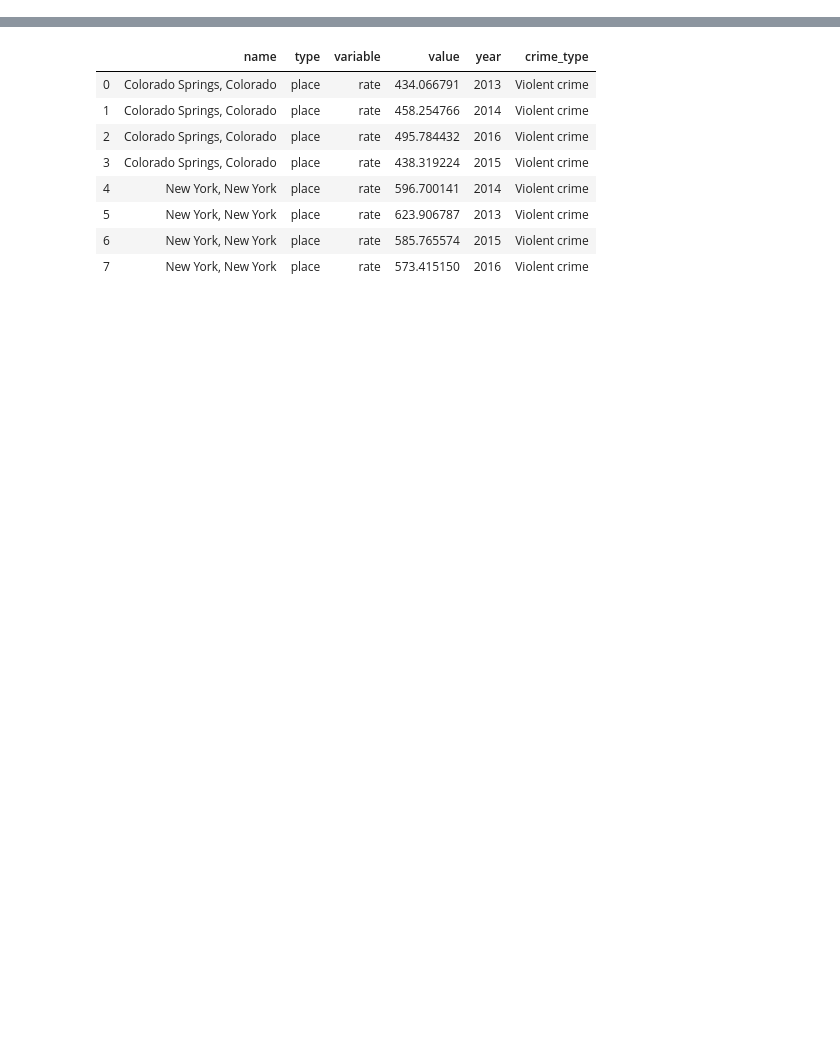
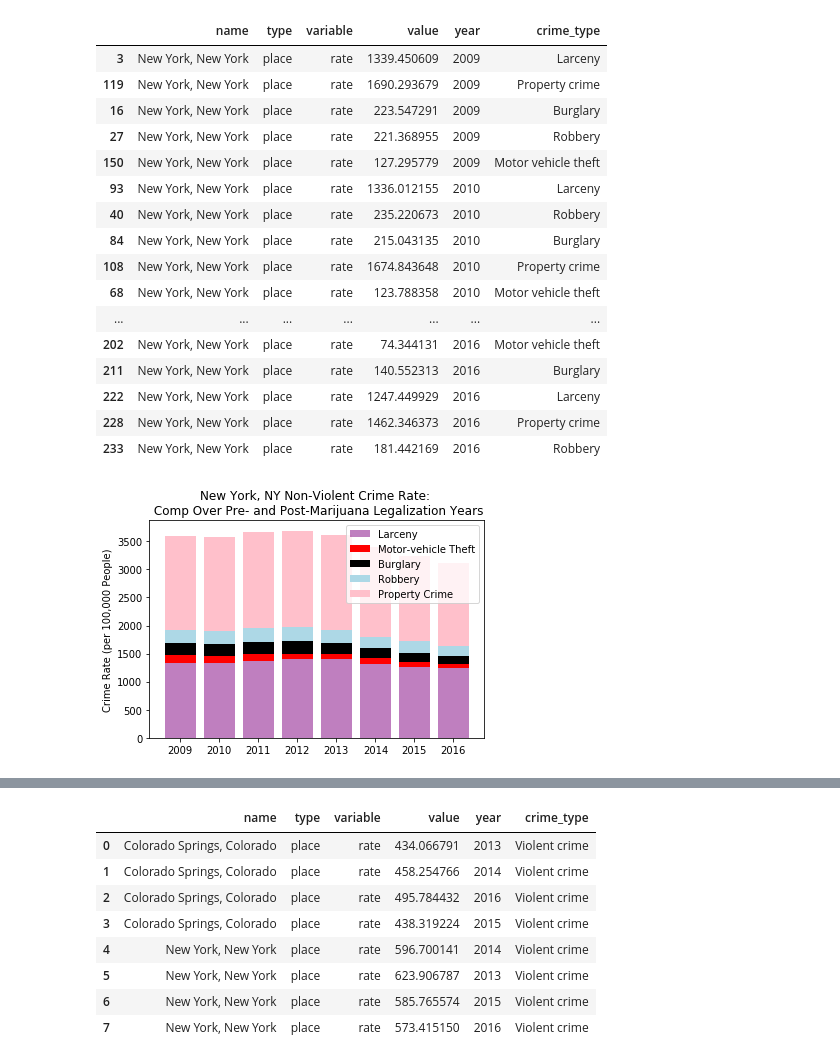
Before and after one commit to rose-gonoud/project1, a Jupyter notebook: all-city-analysis.ipynb, the cells around one changed output, grey strips where cells are left out. Cells and saved outputs as stored; diff of their text form; code cells hidden in the pictures; blank space fills up the shorter version.

```diff
--- a/all-city-analysis.ipynb
+++ b/all-city-analysis.ipynb
@@ -45,0 +83,68 @@ COcrimeRatesViolentYears
+# %%
+# Non-violent crime categorization for NY starts here:
+# create non-violent crimes list
+nonVcrime = ["Motor vehicle theft", "Larceny", "Burglary", "Robbery", "Property crime"]
+
+# restricting new DataFrame to non-violent crimes in above list:
+NYcrimeRatesNonViolent = NYcrimeRates.loc[NYcrimeRates["crime_type"].isin(nonVcrime)]
+NYcrimeRatesNonViolent = NYcrimeRatesNonViolent.drop_duplicates()
+NYcrimeRatesNonViolentYears = NYcrimeRatesNonViolent.loc[NYcrimeRatesNonViolent["year"].isin(years)]
+
+# drop extraneous columns
+NYcrimeRatesNVComparison = NYcrimeRatesNonViolentYears.drop(columns=["key", "id", "place_name"])
+# sort year in ascending order
+NYcrimeRatesNVComparison = NYcrimeRatesNVComparison.sort_values(['year'], ascending=[True])
+
+# Create seperate dataframes for each type of crime:
+NYlarceny = NYcrimeRatesNVComparison.loc[NYcrimeRatesNVComparison["crime_type"] == "Larceny"]
+# set the index of each dataframe to the year
+NYlarceny = NYlarceny.set_index(["year"])
+
+NYmotor = NYcrimeRatesNVComparison.loc[NYcrimeRatesNVComparison["crime_type"] == "Motor vehicle theft"]
+NYmotor = NYmotor.set_index(["year"])
+
+NYburglary = NYcrimeRatesNVComparison.loc[NYcrimeRatesNVComparison["crime_type"] == "Burglary"]
+NYburglary = NYburglary.set_index(["year"])
+
+NYrobbery = NYcrimeRatesNVComparison.loc[NYcrimeRatesNVComparison["crime_type"] == "Robbery"]
+NYrobbery = NYrobbery.set_index(["year"])
+
+NYpropCrime = NYcrimeRatesNVComparison.loc[NYcrimeRatesNVComparison["crime_type"] == "Property crime"]
+NYpropCrime = NYpropCrime.set_index(["year"])
+
+# Create a stacked bar plot where each crime type is in a distinct color:
+
+# indices of each dataframe are the same size, can use arbitrary one for plot x-axis
+NY_x_axis = NYlarceny.index
+# each bar is a line here
+p1 = plt.bar(NY_x_axis, NYlarceny["value"], color='purple', alpha=0.5, align="center")
+p2 = plt.bar(NY_x_axis, NYmotor["value"].values, color='red', bottom=NYlarceny["value"].values)
+p3 = plt.bar(NY_x_axis, NYburglary["value"].values, color='black', bottom=(NYmotor["value"] + NYlarceny["value"]).values)
+p4 = plt.bar(NY_x_axis, NYrobbery["value"].values, color="#ADD8E6", bottom = (NYmotor["value"] + NYlarceny["value"] + NYburglary["value"]).values)
+p5 = plt.bar(NY_x_axis, NYpropCrime["value"].values, color='pink', bottom = (NYmotor["value"] + NYlarceny["value"] + NYburglary["value"] + NYrobbery["value"]).values)
+
+tick_locations = [value for value in NY_x_axis]
+plt.xticks(tick_locations, years)
+plt.title("New York, NY Non-Violent Crime Rate: \n Comp Over Pre- and Post-Marijuana Legalization Years")
+plt.ylabel("Crime Rate (per 100,000 People)")
+plt.legend((p1[0], p2[0], p3[0], p4[0], p5[0]), ("Larceny", "Motor-vehicle Theft", "Burglary", "Robbery", "Property Crime"))
+NYcrimeRatesNVComparison
+# %% [output]
+|  | name | type | variable | value | year | crime_type |
+| 3 | New York, New York | place | rate | 1339.450609 | 2009 | Larceny |
+| 119 | New York, New York | place | rate | 1690.293679 | 2009 | Property crime |
+| 16 | New York, New York | place | rate | 223.547291 | 2009 | Burglary |
+| 27 | New York, New York | place | rate | 221.368955 | 2009 | Robbery |
+| 150 | New York, New York | place | rate | 127.295779 | 2009 | Motor vehicle theft |
+| 93 | New York, New York | place | rate | 1336.012155 | 2010 | Larceny |
+| 40 | New York, New York | place | rate | 235.220673 | 2010 | Robbery |
+| 84 | New York, New York | place | rate | 215.043135 | 2010 | Burglary |
+| 108 | New York, New York | place | rate | 1674.843648 | 2010 | Property crime |
+| 68 | New York, New York | place | rate | 123.788358 | 2010 | Motor vehicle theft |
+| ... | ... | ... | ... | ... | ... | ... |
+| 202 | New York, New York | place | rate | 74.344131 | 2016 | Motor vehicle theft |
+| 211 | New York, New York | place | rate | 140.552313 | 2016 | Burglary |
+| 222 | New York, New York | place | rate | 1247.449929 | 2016 | Larceny |
+| 228 | New York, New York | place | rate | 1462.346373 | 2016 | Property crime |
+| 233 | New York, New York | place | rate | 181.442169 | 2016 | Robbery |
+[figure, added]
```
Also changed, not shown: parts of 11 cells of this notebook, 1 other file.
